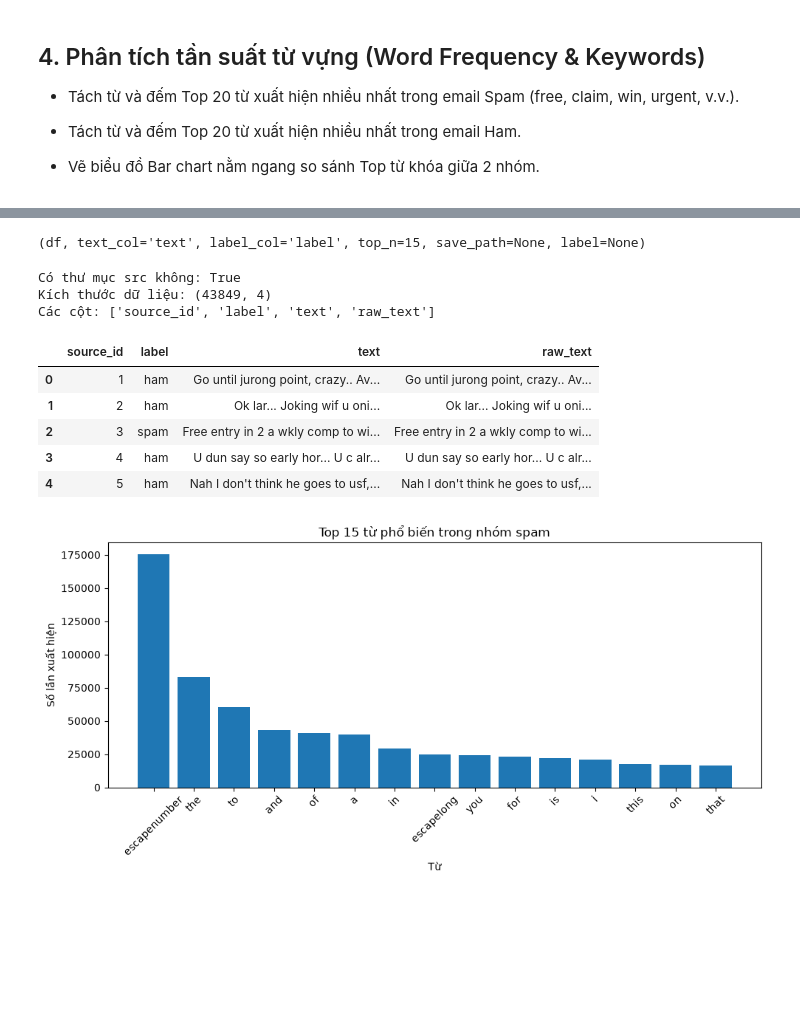
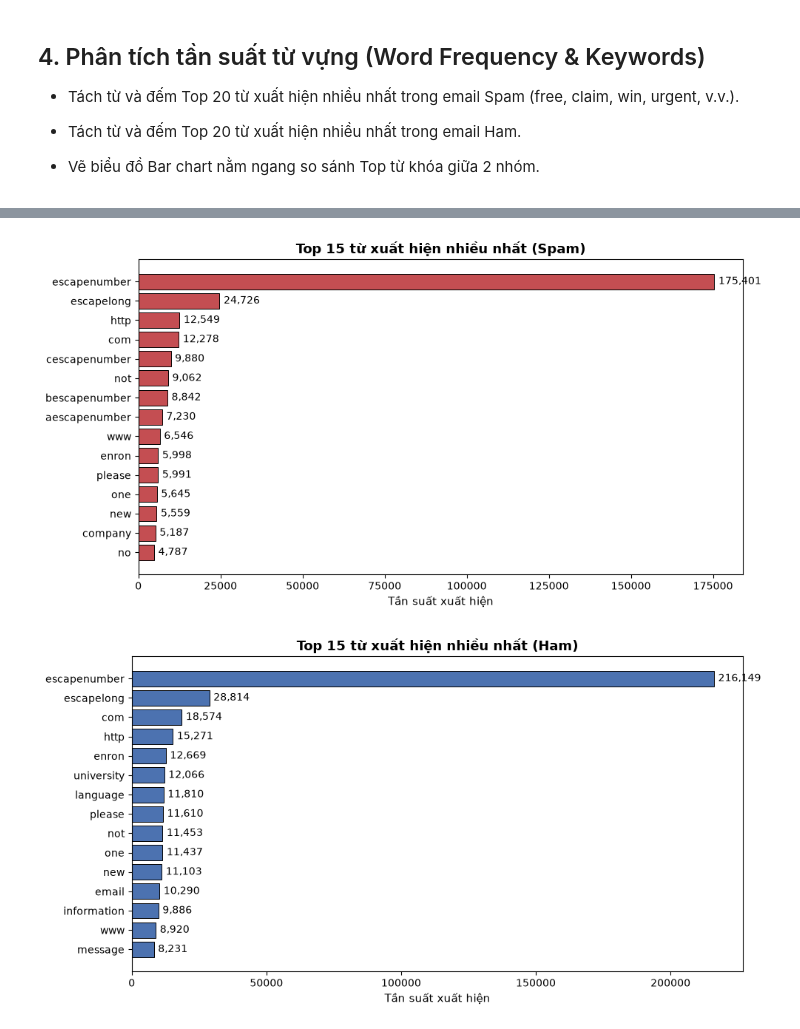
Before and after one commit to iamtien77/spam_classifier, a Jupyter notebook: notebooks/01_eda.ipynb, the cells around one changed output, grey strips where cells are left out. Saved outputs shown, nothing was run; the diff lists cells and outputs as text; code cells hidden in the pictures; blank space fills up the shorter version.

Commit message:
task 1 đã xong

```diff
--- a/notebooks/01_eda.ipynb
+++ b/notebooks/01_eda.ipynb
@@ -378,53 +331,20 @@ Có thư mục src không: True
-# %%
-import sys
-import importlib
-
-sys.path.insert(0, str(PROJECT_ROOT))
-
-import src.evaluation.visualization as viz
-
-importlib.reload(viz)
-plot_top_words = viz.plot_top_words
-# %%
-import inspect
-
-print(inspect.signature(plot_top_words))
-# %% [output]
-(df, text_col='text', label_col='label', top_n=15, save_path=None, label=None)
-# %%
-import pandas as pd
-from pathlib import Path
-
-PROJECT_ROOT = Path(
-    r"D:\Machine Learning\SpamClassifier_My_Task1\spam_classifier-main"
-)
-print("Có thư mục src không:", (PROJECT_ROOT / "src").exists())
-
-# Đọc dữ liệu từ package của project
-from src.data.loader import load_raw_data
-
-df = load_raw_data(PROJECT_ROOT / "data" / "raw" / "spam.csv")
-df = pd.DataFrame(df)
-print("Kích thước dữ liệu:", df.shape)
-print("Các cột:", df.columns.tolist())
-display(df.head())
-# %% [output]
-Có thư mục src không: True
-Kích thước dữ liệu: (43849, 4)
-Các cột: ['source_id', 'label', 'text', 'raw_text']
-|  | source_id | label | text | raw_text |
-| 0 | 1 | ham | Go until jurong point, crazy.. Av... | Go until jurong point, crazy.. Av... |
-| 1 | 2 | ham | Ok lar... Joking wif u oni... | Ok lar... Joking wif u oni... |
-| 2 | 3 | spam | Free entry in 2 a wkly comp to wi... | Free entry in 2 a wkly comp to wi... |
-| 3 | 4 | ham | U dun say so early hor... U c alr... | U dun say so early hor... U c alr... |
-| 4 | 5 | ham | Nah I don't think he goes to usf,... | Nah I don't think he goes to usf,... |
-# %%
-spam_words = plot_top_words(
-    df,
-    text_col="text",
-    label_col="label",
-    top_n=15,
-    label="spam"
-)
-# %% [output]
-[figure, removed]
+# %%
+# Phân tích và trực quan hóa Top từ khóa xuất hiện nhiều nhất ở Spam và Ham
+spam_words = plot_top_words(
+    df,
+    text_col="text",
+    label_col="label",
+    top_n=15,
+    label="spam"
+)
+
+ham_words = plot_top_words(
+    df,
+    text_col="text",
+    label_col="label",
+    top_n=15,
+    label="ham"
+)
+# %% [output]
+[figure, added]
+[figure, added]
```
Also changed, not shown: parts of 11 cells of this notebook, 6 other files.
